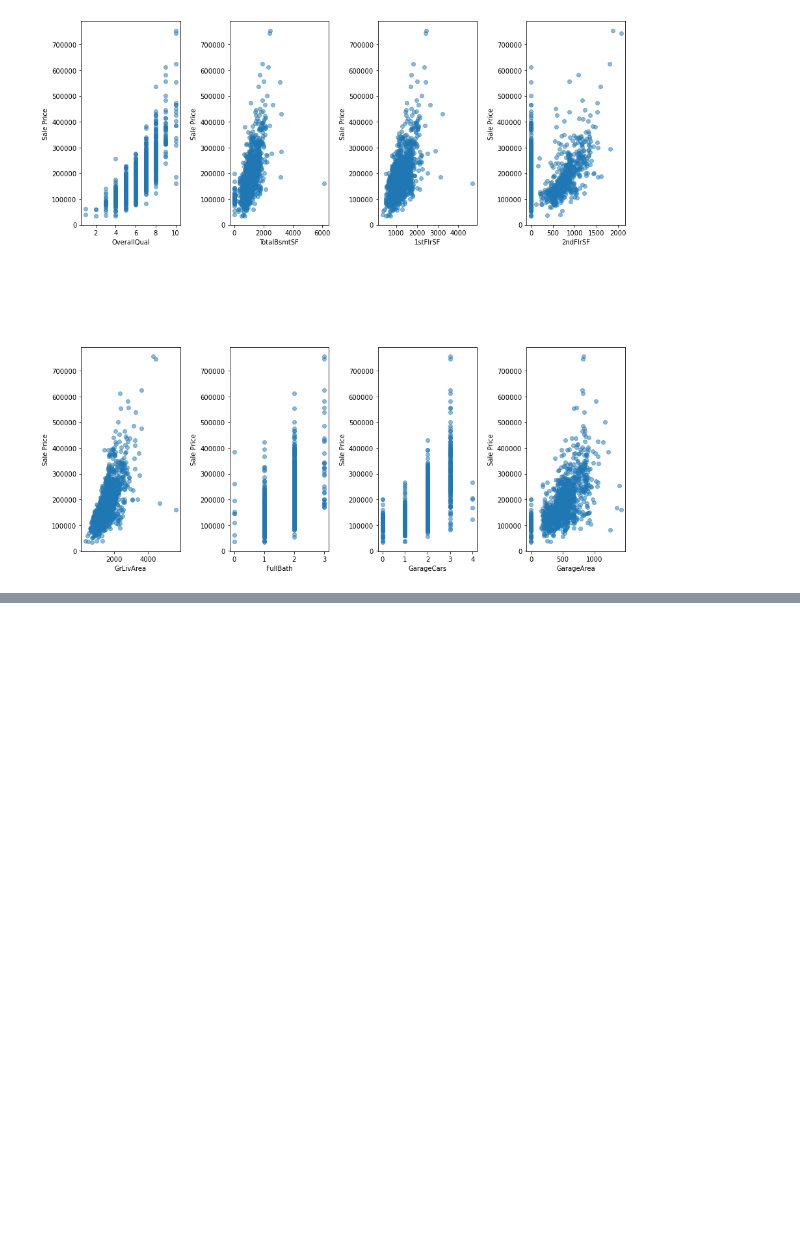
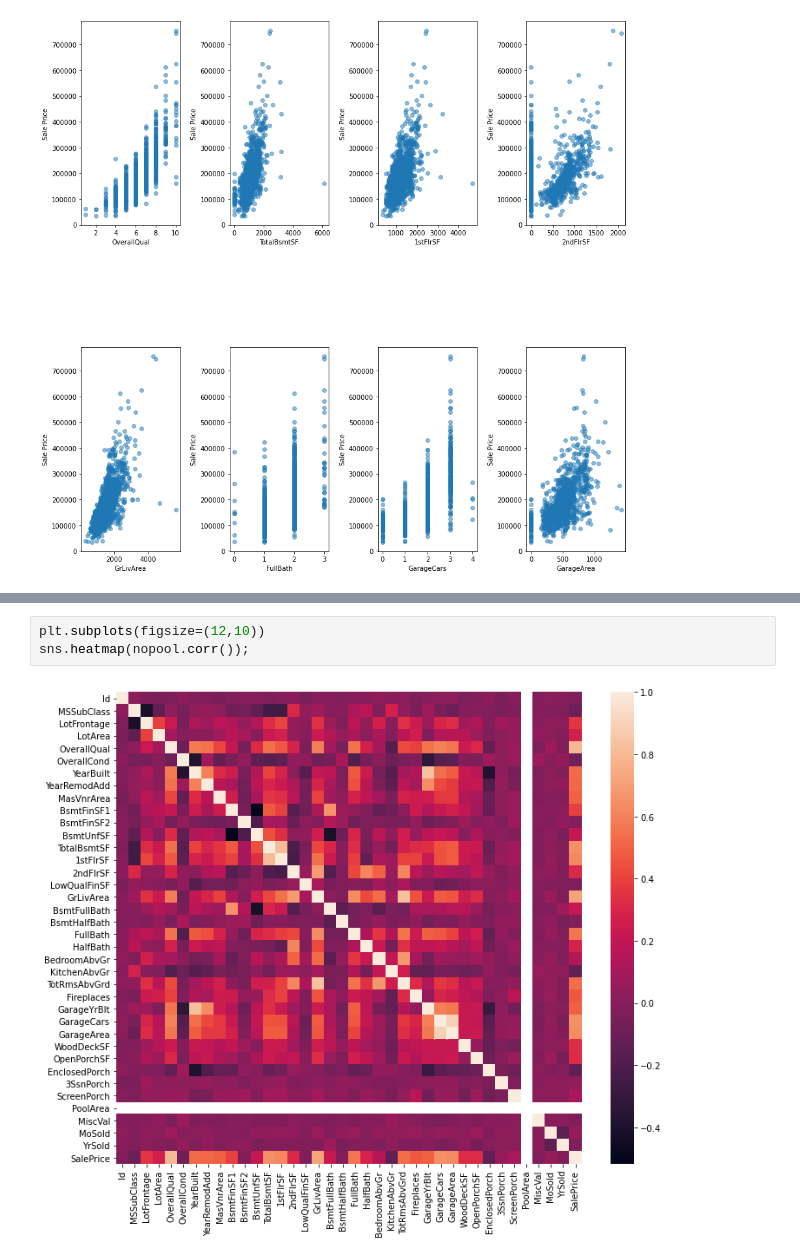
Before and after one commit to ronsperber/Real-Estate-Pricing, a Jupyter notebook: realestateprice.ipynb, the cells around one changed output, grey strips where cells are left out. Drawn from its saved outputs; the diff is of its cells as text; blank space fills up the shorter version.

```diff
--- a/realestateprice.ipynb
+++ b/realestateprice.ipynb
@@ -194,0 +235,5 @@ scatterplots(features, ncol=4, figsize=(15, 15))
+# %%
+plt.subplots(figsize=(12,10))
+sns.heatmap(nopool.corr());
+# %% [output]
+[figure, added]
```
Also changed, not shown: parts of 43 cells of this notebook.
